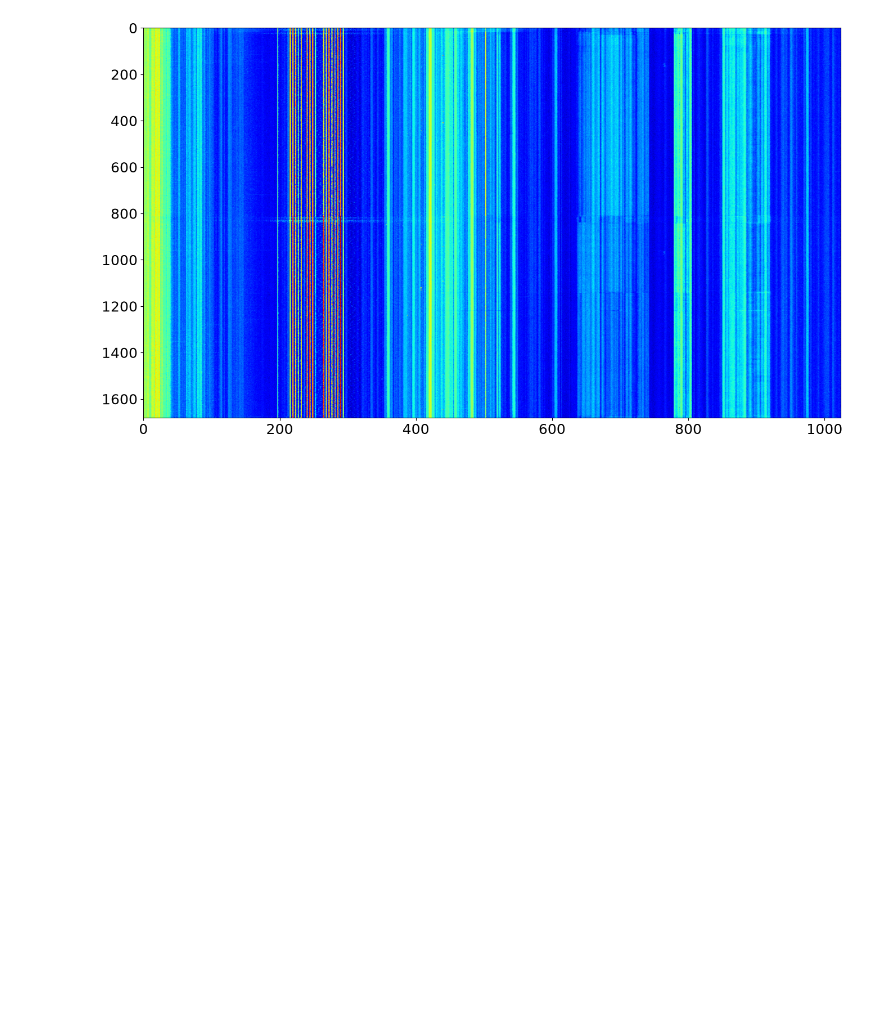
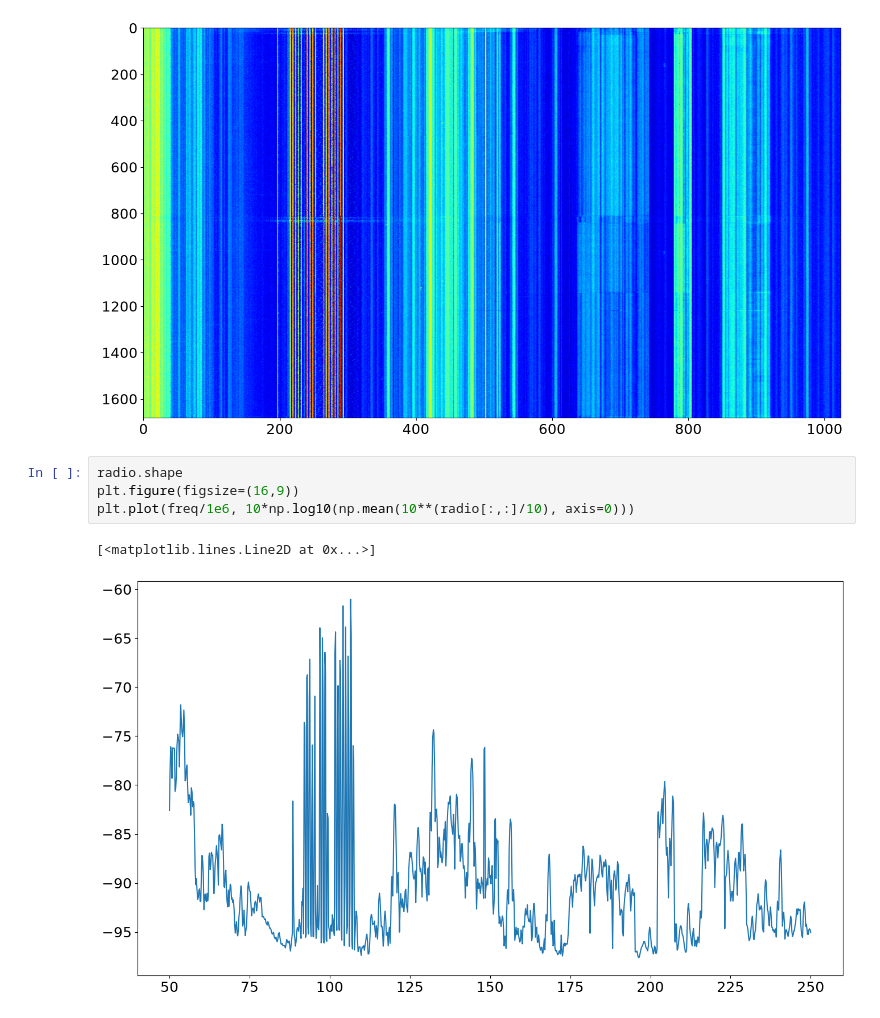
Before and after one commit to jnthek/tinysa_tools, a Jupyter notebook: HDF5_read_tinysa.ipynb, the cells around one changed output. Cells and saved outputs as stored; diff of their text form; blank space fills up the shorter version.

```diff
--- a/HDF5_read_tinysa.ipynb
+++ b/HDF5_read_tinysa.ipynb
@@ -28,6 +29,13 @@ plt.imshow(radio, aspect='auto', cmap='jet')
 # %% [output]
 <matplotlib.image.AxesImage at 0x...>
 [figure]
+# %%
+radio.shape
+plt.figure(figsize=(16,9))
+plt.plot(freq/1e6, 10*np.log10(np.mean(10**(radio[:,:]/10), axis=0)))
+# %% [output]
+[<matplotlib.lines.Line2D at 0x...>]
+[figure, added]
 # %%
 radio.shape
 plt.figure(figsize=(16,9))
```
Also changed, not shown: parts of 2 cells of this notebook, 1 other file.
